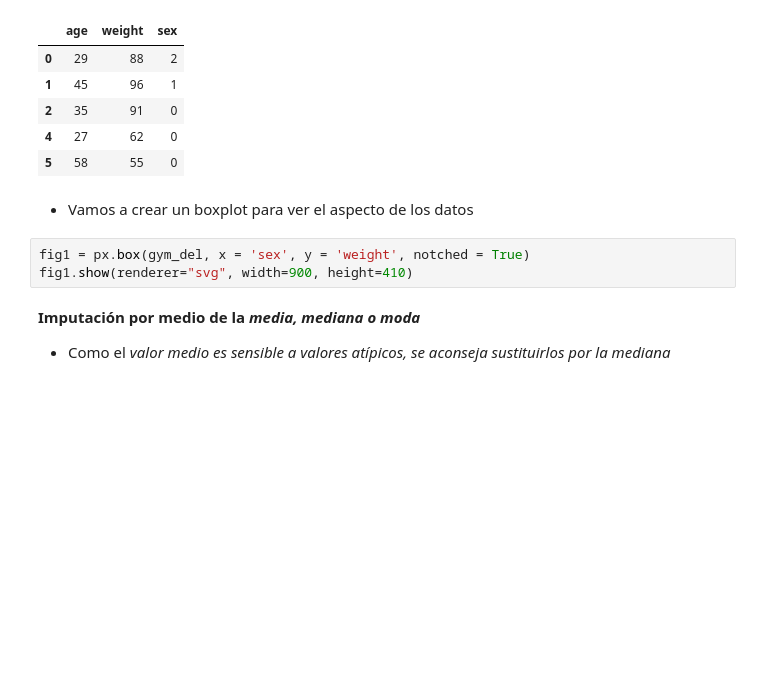
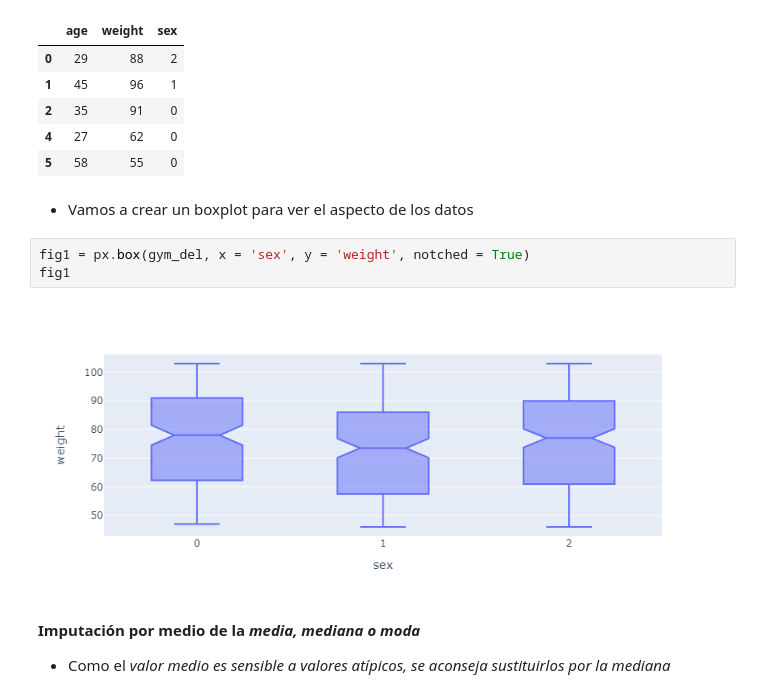
Before and after one commit to lihkir/DataVizPython, a Jupyter notebook: _sources/common_errors.ipynb, the cells around one changed output. Drawn from its saved outputs; the diff is of its cells as text; blank space fills up the shorter version.

```diff
--- a/_sources/common_errors.ipynb
+++ b/_sources/common_errors.ipynb
@@ -211,7 +211,9 @@ gym_del.head()
 - Vamos a crear un boxplot para ver el aspecto de los datos
 # %%
 fig1 = px.box(gym_del, x = 'sex', y = 'weight', notched = True)
-fig1.show(renderer="svg", width=900, height=410)
+fig1
+# %% [output]
+[figure, added]
 # %% [markdown]
 **Imputación por medio de la *media, mediana o moda***
 
```
Also changed, not shown: parts of 7 cells of this notebook, 30 other files.
